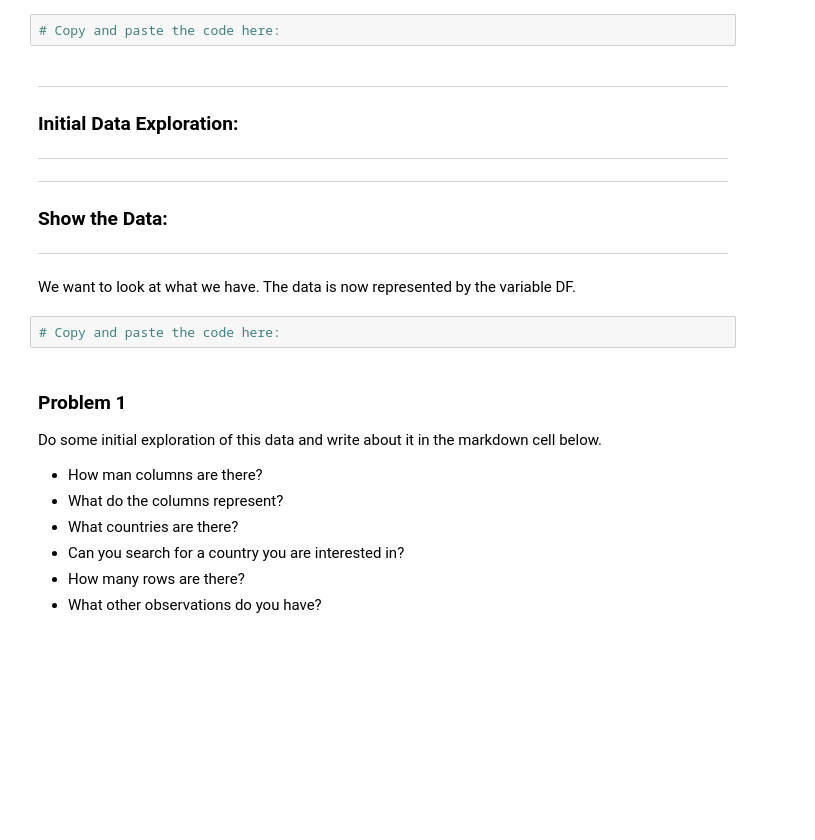
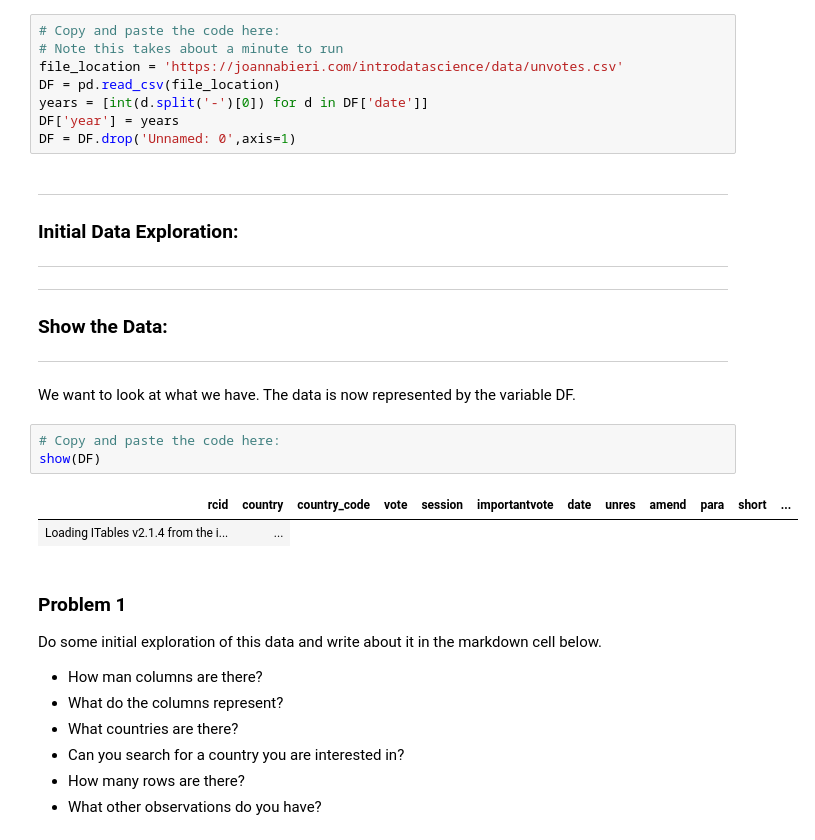
Before and after one commit to ldevries1/Day2, a Jupyter notebook: Day2-HW.ipynb, the cells around one changed output. Cells and saved outputs as stored; diff of their text form; blank space fills up the shorter version.

```diff
--- a/Day2-HW.ipynb
+++ b/Day2-HW.ipynb
@@ -96,6 +105,12 @@ you are basically reading in a spreadsheet (Excel). The data for today is stored
 It might take a minute for the data to load.
 # %%
 # Copy and paste the code here:
+# Note this takes about a minute to run
+file_location = 'https://joannabieri.com/introdatascience/data/unvotes.csv'
+DF = pd.read_csv(file_location)
+years = [int(d.split('-')[0]) for d in DF['date']]
+DF['year'] = years
+DF = DF.drop('Unnamed: 0',axis=1)
 # %% [markdown]
 
 -------------------------------
@@ -108,6 +123,10 @@ It might take a minute for the data to load.
 We want to look at what we have. The data is now represented by the variable DF.
 # %%
 # Copy and paste the code here:
+show(DF)
+# %% [output]
+| rcid | country | country_code | vote | session | importantvote | date | unres | amend | para | short | ... |
+| Loading ITables v2.1.4 from the i... | ... |
 # %% [markdown]
 ### Problem 1
 
```
Also changed, not shown: parts of 9 cells of this notebook.
